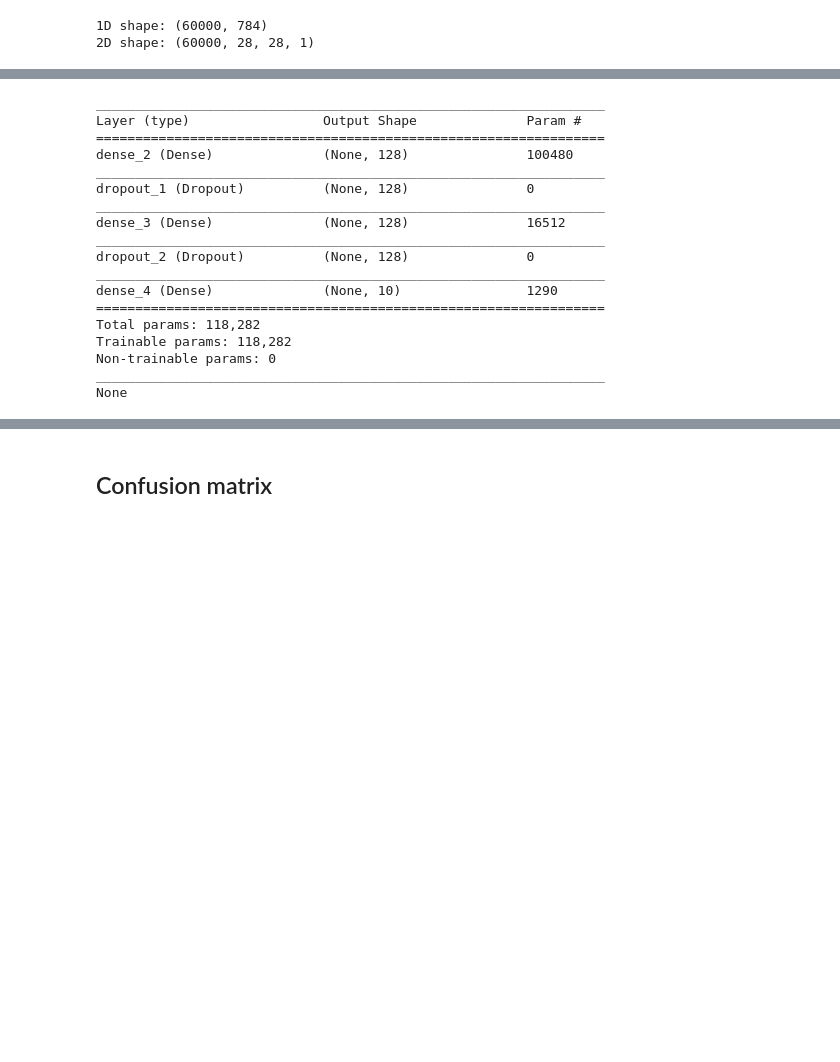
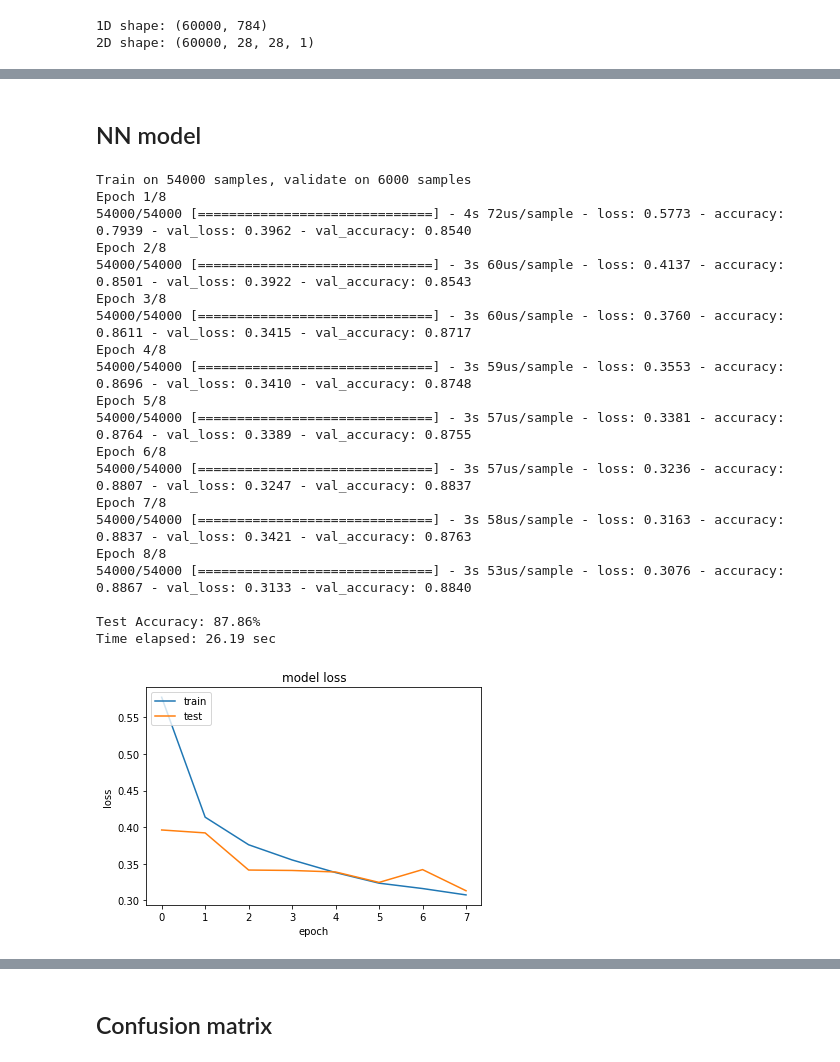
Before and after one commit to jhagelback/ml-sk, a Jupyter notebook: Keras/Fashion MNIST.ipynb, the cells around one changed output, grey strips where cells are left out. Saved outputs shown, nothing was run; the diff lists cells and outputs as text; code cells hidden in the pictures; blank space fills up the shorter version.

```diff
--- a/Keras/Fashion MNIST.ipynb
+++ b/Keras/Fashion MNIST.ipynb
@@ -127,34 +121,62 @@ Time elapsed: 16.64 sec
+# %% [markdown]
+## NN model
 # %%
 # Create Neural Net Softmax model
 nn_clf = Sequential()
 # - first Dense
-nn_clf.add(Dense(128, input_dim=784, activation="elu", kernel_initializer="he_normal"))
+nn_clf.add(Dense(128, input_dim=784, activation="relu", kernel_initializer="normal"))
 nn_clf.add(Dropout(0.2))
 # - second Dense
-nn_clf.add(Dense(128, activation="elu", kernel_initializer="he_normal"))
+nn_clf.add(Dense(128, activation="relu", kernel_initializer="normal"))
 nn_clf.add(Dropout(0.2))
 # - output
 nn_clf.add(Dense(10, activation="softmax"))
 
 # Compile model
 nn_clf.compile(loss="categorical_crossentropy", optimizer="adam", metrics=["accuracy"])
-print(nn_clf.summary())
+
+# Start timer
+start = time.time()
+
+# Train model on training data
+history = nn_clf.fit(X_train_1D, y_train, batch_size=64, epochs=8, validation_split=0.1, verbose=1)
+# Evaluate model on test data
+score = nn_clf.evaluate(X_test_1D, y_test, verbose=0)
+
+# Stop timer
+end = time.time()
+
+# Print results
+print("\nTest Accuracy: {0:0.2f}%".format(score[1] * 100))
+print("Time elapsed: {0:0.2f} sec".format(end - start))
+
+# Plot training history
+plt.plot(history.history['loss'])
+plt.plot(history.history['val_loss'])
+plt.title('model loss')
+plt.ylabel('loss')
+plt.xlabel('epoch')
+plt.legend(['train', 'test'], loc='upper left')
+plt.show()
 # %% [output]
-_________________________________________________________________
-Layer (type)                 Output Shape              Param #
-=================================================================
-dense_2 (Dense)              (None, 128)               100480
-_________________________________________________________________
-dropout_1 (Dropout)          (None, 128)               0
-_________________________________________________________________
-dense_3 (Dense)              (None, 128)               16512
-_________________________________________________________________
-dropout_2 (Dropout)          (None, 128)               0
-_________________________________________________________________
-dense_4 (Dense)              (None, 10)                1290
-=================================================================
-Total params: 118,282
-Trainable params: 118,282
-Non-trainable params: 0
-_________________________________________________________________
-None
+Train on 54000 samples, validate on 6000 samples
+Epoch 1/8
+54000/54000 [==============================] - 4s 72us/sample - loss: 0.5773 - accuracy: 0.7939 - val_loss: 0.3962 - val_accuracy: 0.8540
+Epoch 2/8
+54000/54000 [==============================] - 3s 60us/sample - loss: 0.4137 - accuracy: 0.8501 - val_loss: 0.3922 - val_accuracy: 0.8543
+Epoch 3/8
+54000/54000 [==============================] - 3s 60us/sample - loss: 0.3760 - accuracy: 0.8611 - val_loss: 0.3415 - val_accuracy: 0.8717
+Epoch 4/8
+54000/54000 [==============================] - 3s 59us/sample - loss: 0.3553 - accuracy: 0.8696 - val_loss: 0.3410 - val_accuracy: 0.8748
+Epoch 5/8
+54000/54000 [==============================] - 3s 57us/sample - loss: 0.3381 - accuracy: 0.8764 - val_loss: 0.3389 - val_accuracy: 0.8755
+Epoch 6/8
+54000/54000 [==============================] - 3s 57us/sample - loss: 0.3236 - accuracy: 0.8807 - val_loss: 0.3247 - val_accuracy: 0.8837
+Epoch 7/8
+54000/54000 [==============================] - 3s 58us/sample - loss: 0.3163 - accuracy: 0.8837 - val_loss: 0.3421 - val_accuracy: 0.8763
+Epoch 8/8
+54000/54000 [==============================] - 3s 53us/sample - loss: 0.3076 - accuracy: 0.8867 - val_loss: 0.3133 - val_accuracy: 0.8840
+
+Test Accuracy: 87.86%
+Time elapsed: 26.19 sec
+[figure, added]
```
Also changed, not shown: parts of 20 cells of this notebook.
